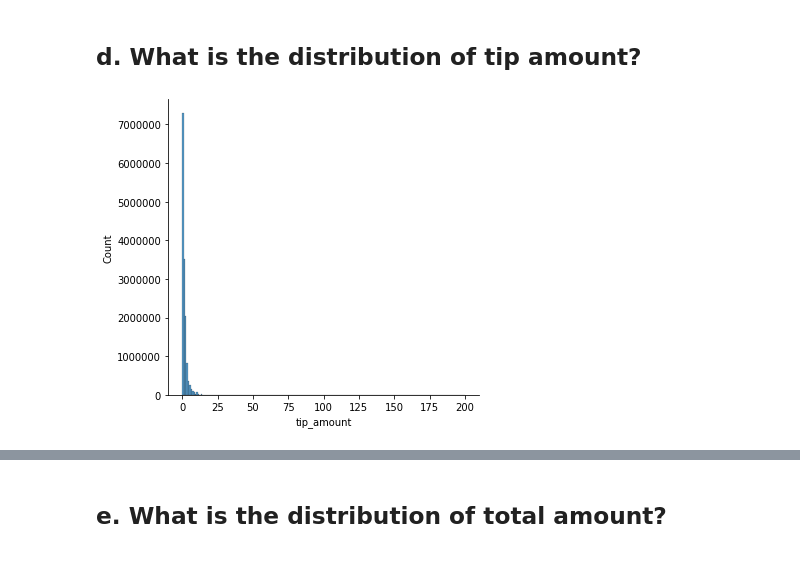
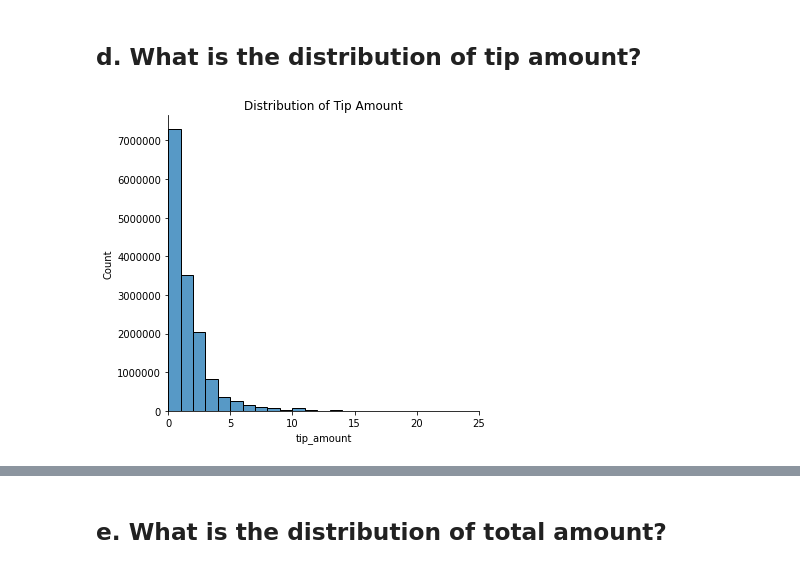
Before and after one commit to jarrydharris/NYC_taxi, a Jupyter notebook: cba_questions.ipynb, the cells around one changed output, grey strips where cells are left out. Saved outputs shown, nothing was run; the diff lists cells and outputs as text; code cells hidden in the pictures.

```diff
--- a/cba_questions.ipynb
+++ b/cba_questions.ipynb
@@ -110,11 +103,16 @@ plt.ticklabel_format(style='plain',
 # %% [markdown]
 ## d. What is the distribution of tip amount?
 # %%
-tip_plot = sns.displot(data=clean_data,
+tip_plot = sns.displot(data=clean_data[clean_data.tip_amount<25],
                        x="tip_amount",
                        kind="hist",
-                       binwidth=1)
+                       bins=25)
 plt.ticklabel_format(style='plain',
                      axis='y')
+tip_plot.set(xlim=(0, 25))
+plt.title("Distribution of Tip Amount")
+plt.show()
+gc.collect()
+None
 # %% [output]
-[figure, old version]
+[figure, new version]
```
Also changed, not shown: parts of 78 cells of this notebook, 1 other file.
